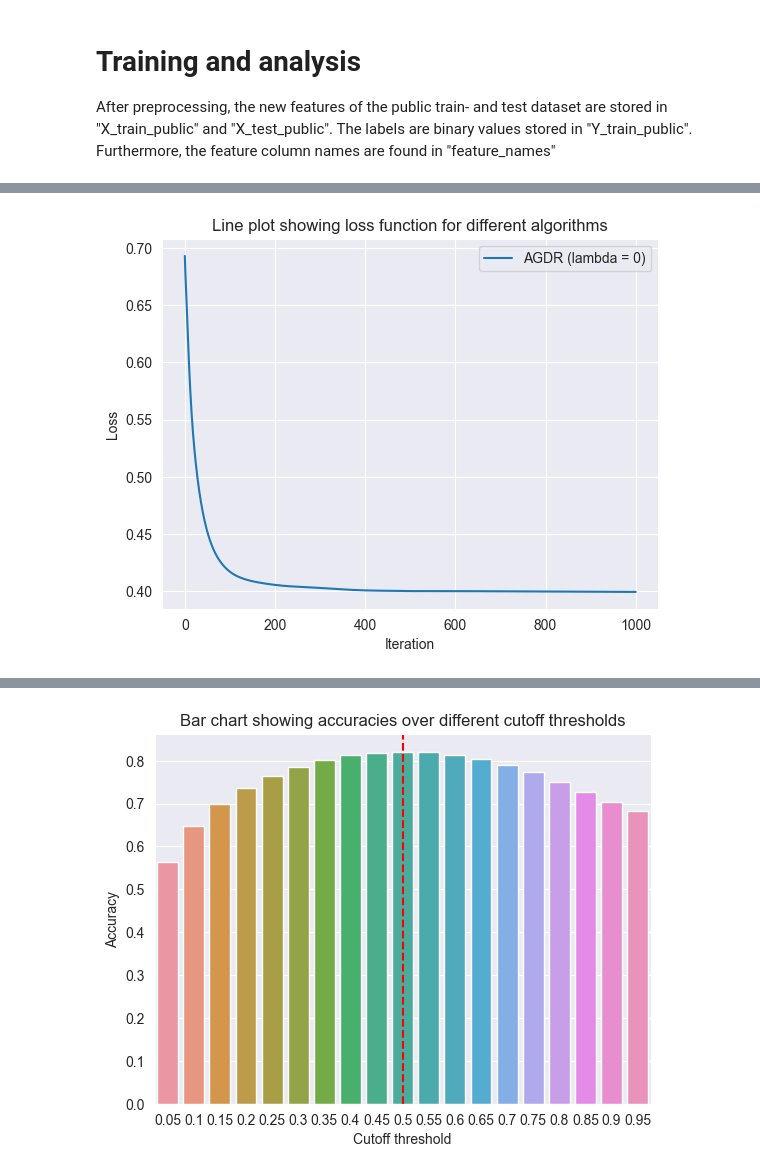
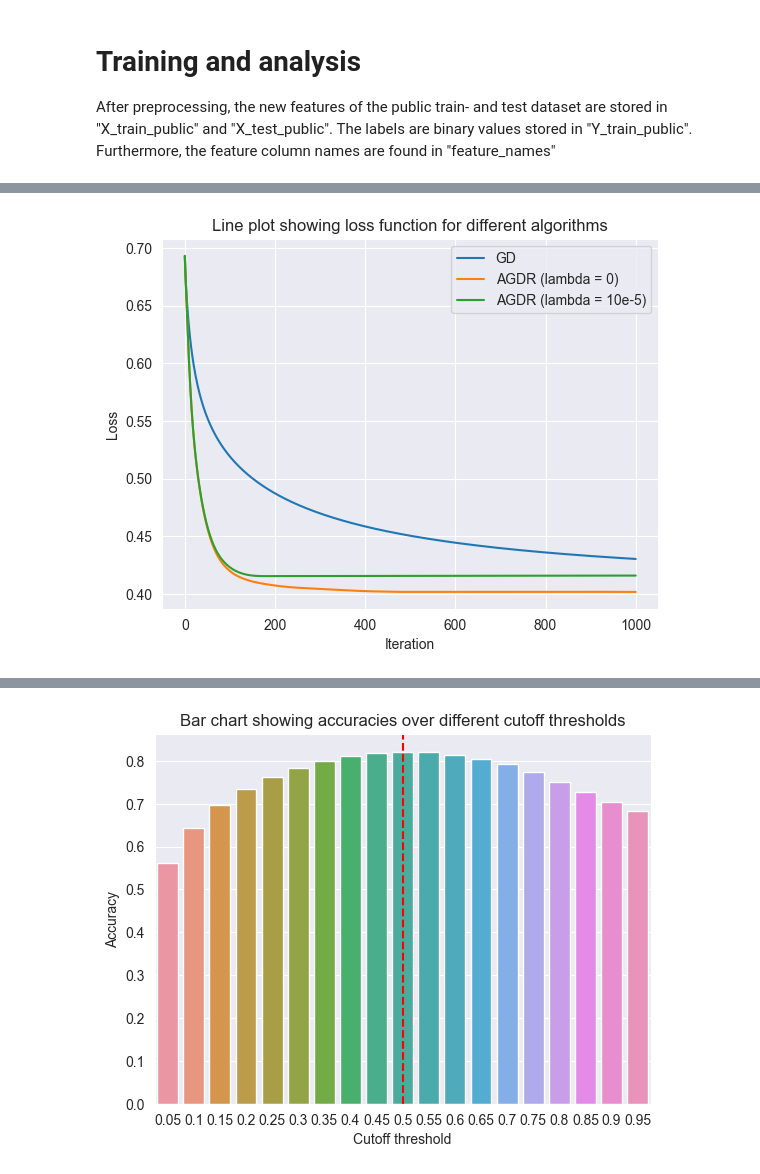
Before and after one commit to CS-433/ml-project-1-cheruben-3, a Jupyter notebook: src/run.ipynb, the cells around one changed output, grey strips where cells are left out. Drawn from its saved outputs; the diff is of its cells as text; code cells hidden in the pictures.

Commit message:
Some tests with GD and AGDR

```diff
--- a/src/run.ipynb
+++ b/src/run.ipynb
@@ -133,20 +133,20 @@ X_train, X_test, Y_train, Y_test = train_test_split(X_train_public, Y_train_publ
 max_iterations = 1000
 gamma = 0.01
 
-#w_gd, _, losses_1 = reg_logistic_regression(Y_train, X_train, lambda_=0, initial_w=np.zeros(shape=(X_train.shape[1], 1)), max_iters=max_iterations, gamma=gamma, return_all_losses=True)
+w_gd, _, losses_1 = reg_logistic_regression(Y_train, X_train, lambda_=0, initial_w=np.zeros(shape=(X_train.shape[1], 1)), max_iters=max_iterations, gamma=gamma, return_all_losses=True)
 w_agdr_0, _, losses_2 = reg_logistic_regression_AGDR(Y_train, X_train, lambda_=0, initial_w=np.zeros(shape=(X_train.shape[1], 1)), max_iters=max_iterations, gamma=gamma, return_all_losses=True)
-#w_agdr_1, _, losses_3 = reg_logistic_regression_AGDR(Y_train, X_train, lambda_=10E-3, initial_w=np.zeros(shape=(X_train.shape[1], 1)), max_iters=max_iterations, gamma=gamma, return_all_losses=True)
+w_agdr_1, _, losses_3 = reg_logistic_regression_AGDR(Y_train, X_train, lambda_=10E-3, initial_w=np.zeros(shape=(X_train.shape[1], 1)), max_iters=max_iterations, gamma=gamma, return_all_losses=True)
 # %%
 import matplotlib.pyplot as plt
 
 plt.figure()
-#ax = sns.lineplot(x=np.arange(max_iterations+1), y=np.array(losses_1), legend='brief', label='GD')
-ax = sns.lineplot(x=np.arange(max_iterations+1), y=np.array(losses_2), legend='brief', label='AGDR (lambda = 0)')#, ax=ax)
-#sns.lineplot(x=np.arange(max_iterations+1), y=np.array(losses_3), ax=ax, legend='brief', label='AGDR (lambda = 10e-5)')
+ax = sns.lineplot(x=np.arange(max_iterations+1), y=np.array(losses_1), legend='brief', label='GD')
+sns.lineplot(x=np.arange(max_iterations+1), y=np.array(losses_2), legend='brief', label='AGDR (lambda = 0)', ax=ax)
+sns.lineplot(x=np.arange(max_iterations+1), y=np.array(losses_3), ax=ax, legend='brief', label='AGDR (lambda = 10e-5)')
 ax.set(title='Line plot showing loss function for different algorithms', xlabel='Iteration', ylabel='Loss')
 plt.show()
 # %% [output]
-[figure, old version]
+[figure, new version]
 # %%
 # Now we can evaluate the training
 # ! We can actually also do some hyperparameter tuning (using ROC curves to determine the right cut-off probability) !
```
Also changed, not shown: parts of 4 cells of this notebook.
